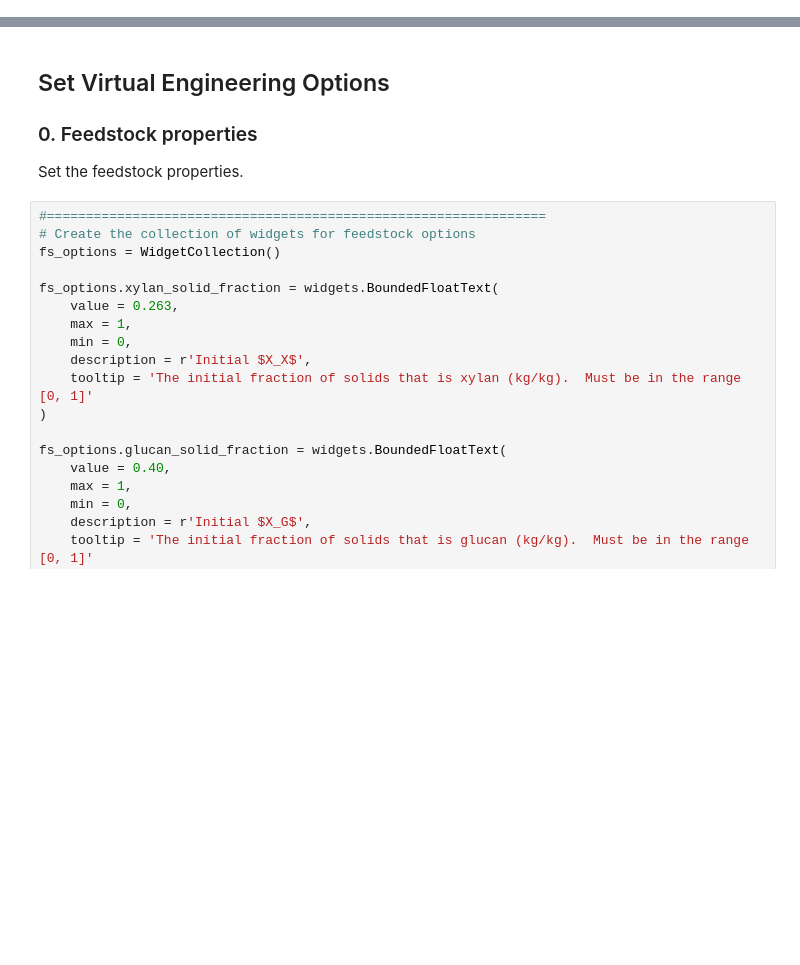
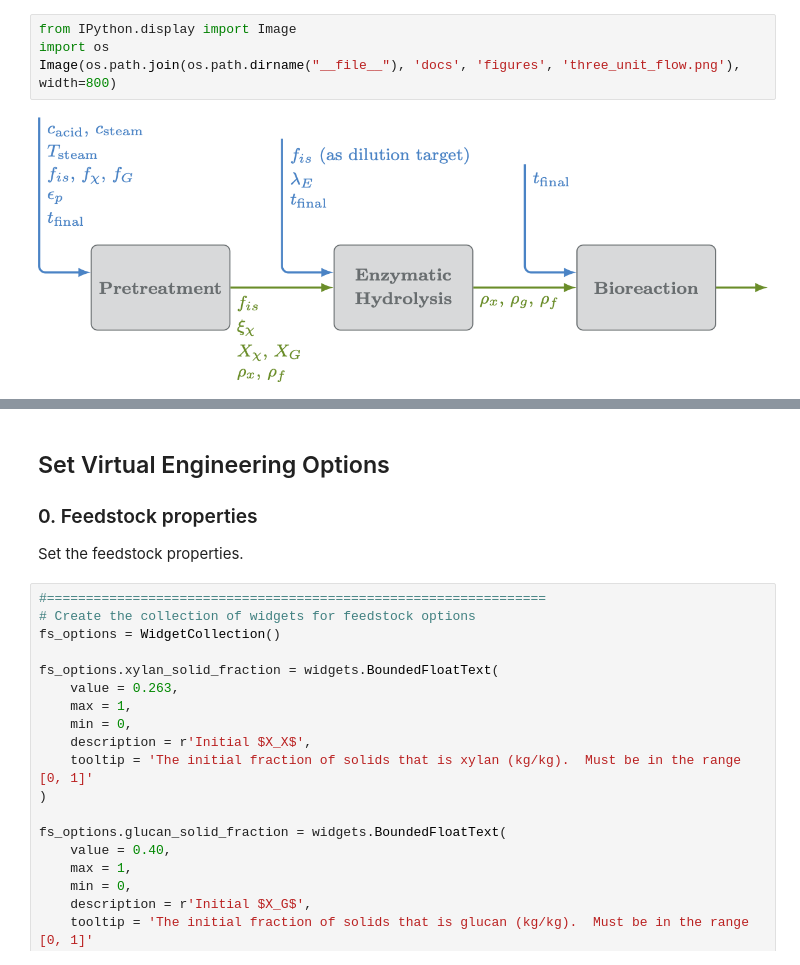
Before and after one commit to NREL/VirtualEngineering, a Jupyter notebook: optimization_notebook.ipynb, the cells around one changed output, grey strips where cells are left out. Saved outputs shown, nothing was run; the diff lists cells and outputs as text; blank space fills up the shorter version.

```diff
--- a/optimization_notebook.ipynb
+++ b/optimization_notebook.ipynb
@@ -7,3 +5,9 @@ The first step is to select "Cell" > "Run All" from the toolbar.  This will init
+# %%
+from IPython.display import Image
+import os
+Image(os.path.join(os.path.dirname("__file__"), 'docs', 'figures', 'three_unit_flow.png'), width=800)
+# %% [output]
+[figure, added]
 # %%
 from ipywidgets import *
 from IPython.display import HTML, clear_output
```
Also changed, not shown: parts of 6 cells of this notebook, 3 other files.
